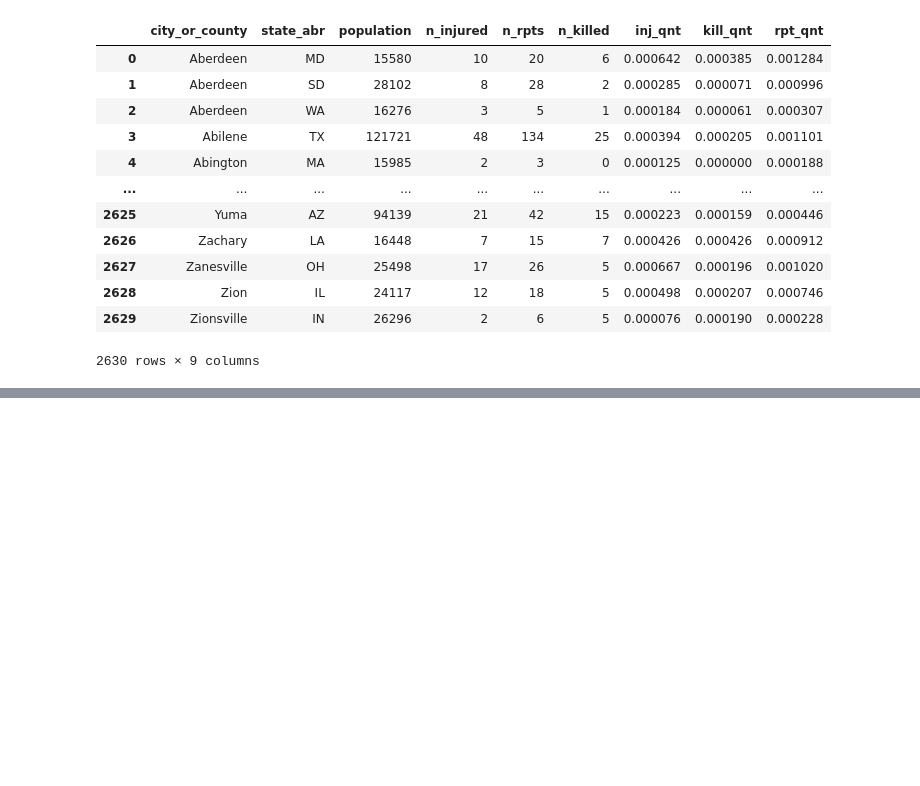
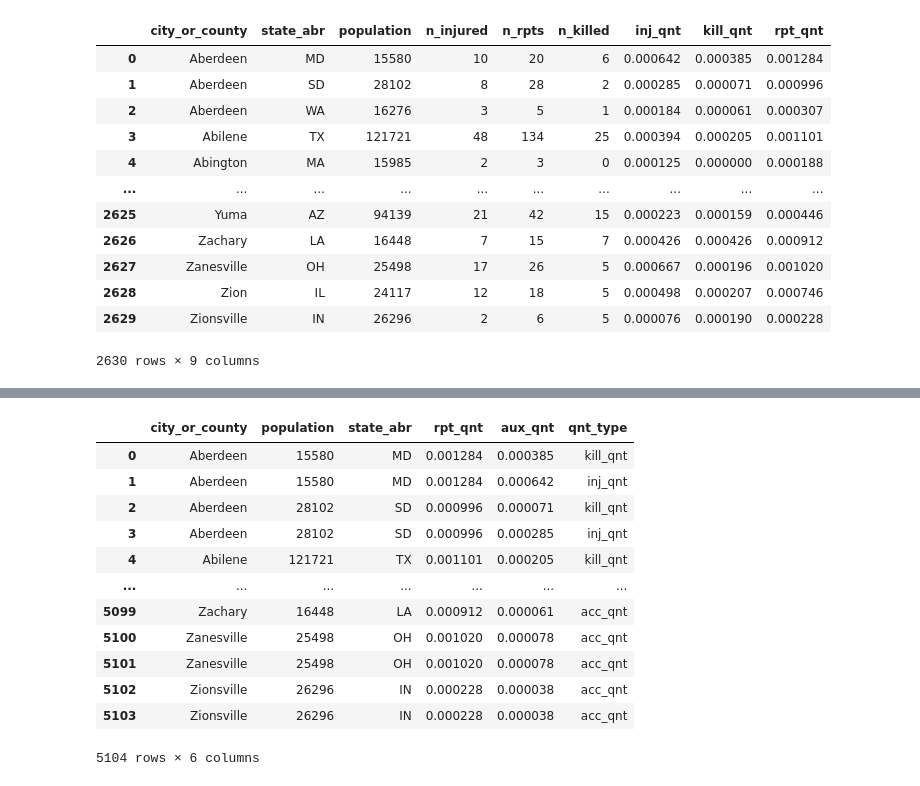
Before and after one commit to ErfanFaneian/580_final, a Jupyter notebook: stat_cruncher.ipynb, the cells around one changed output, grey strips where cells are left out. Saved outputs shown, nothing was run; the diff lists cells and outputs as text; code cells hidden in the pictures; blank space fills up the shorter version.

Commit message:
added visuals for relative numbers of accidents

```diff
--- a/stat_cruncher.ipynb
+++ b/stat_cruncher.ipynb
@@ -520,0 +504,41 @@ alt.Chart(cico_dat).mark_circle().encode(
+# %%
+acc_by_cico = pd.read_csv('stage3.csv')
+
+state_dat = pd.read_csv('vega_state_ids.csv')
+acc_by_cico = pd.merge(acc_by_cico, state_dat, how='left', on='state')
+
+state_dat = pd.read_csv('state_abrs.csv')
+acc_by_cico = pd.merge(acc_by_cico, state_dat, how='left', on='state')
+
+acc_by_cico = acc_by_cico[acc_by_cico['incident_characteristics'].str.contains('Accident')==True]
+acc_by_cico = acc_by_cico.groupby(['city_or_county', 'state_abr']).count()
+acc_by_cico.reset_index(inplace = True)
+acc_by_cico = acc_by_cico.drop(acc_by_cico.columns.difference(['city_or_county','state_abr','incident_id']), 1)
+acc_by_cico.columns=['city_or_county', 'state_abr', 'acc_rpt_count']
+acc_by_cico = pd.merge(acc_by_cico, cico_dat, how='inner', on=['city_or_county','state_abr'])
+acc_by_cico['acc_qnt'] = acc_by_cico['acc_rpt_count']/acc_by_cico['population']
+acc_by_cico = acc_by_cico.melt(['city_or_county', 'population', 'state_abr', 'rpt_qnt','qnt_type'], value_vars=['aux_qnt', 'acc_qnt'])
+
+def fix_qnt(c):
+    if c['variable'] == 'aux_qnt':
+        return c['qnt_type']
+    else:
+        return 'acc_qnt'
+acc_by_cico['fix_qnt'] = acc_by_cico.apply(fix_qnt, axis=1)
+acc_by_cico.drop(['qnt_type','variable'], 1, inplace=True)
+acc_by_cico.columns = ['aux_qnt' if x=='value' else 'qnt_type' if x=='fix_qnt' else x for x in acc_by_cico.columns]
+acc_by_cico
+# %% [output]
+|  | city_or_county | population | state_abr | rpt_qnt | aux_qnt | qnt_type |
+| 0 | Aberdeen | 15580 | MD | 0.001284 | 0.000385 | kill_qnt |
+| 1 | Aberdeen | 15580 | MD | 0.001284 | 0.000642 | inj_qnt |
+| 2 | Aberdeen | 28102 | SD | 0.000996 | 0.000071 | kill_qnt |
+| 3 | Aberdeen | 28102 | SD | 0.000996 | 0.000285 | inj_qnt |
+| 4 | Abilene | 121721 | TX | 0.001101 | 0.000205 | kill_qnt |
+| ... | ... | ... | ... | ... | ... | ... |
+| 5099 | Zachary | 16448 | LA | 0.000912 | 0.000061 | acc_qnt |
+| 5100 | Zanesville | 25498 | OH | 0.001020 | 0.000078 | acc_qnt |
+| 5101 | Zanesville | 25498 | OH | 0.001020 | 0.000078 | acc_qnt |
+| 5102 | Zionsville | 26296 | IN | 0.000228 | 0.000038 | acc_qnt |
+| 5103 | Zionsville | 26296 | IN | 0.000228 | 0.000038 | acc_qnt |
+5104 rows × 6 columns
```
Also changed, not shown: parts of 6 cells of this notebook.
